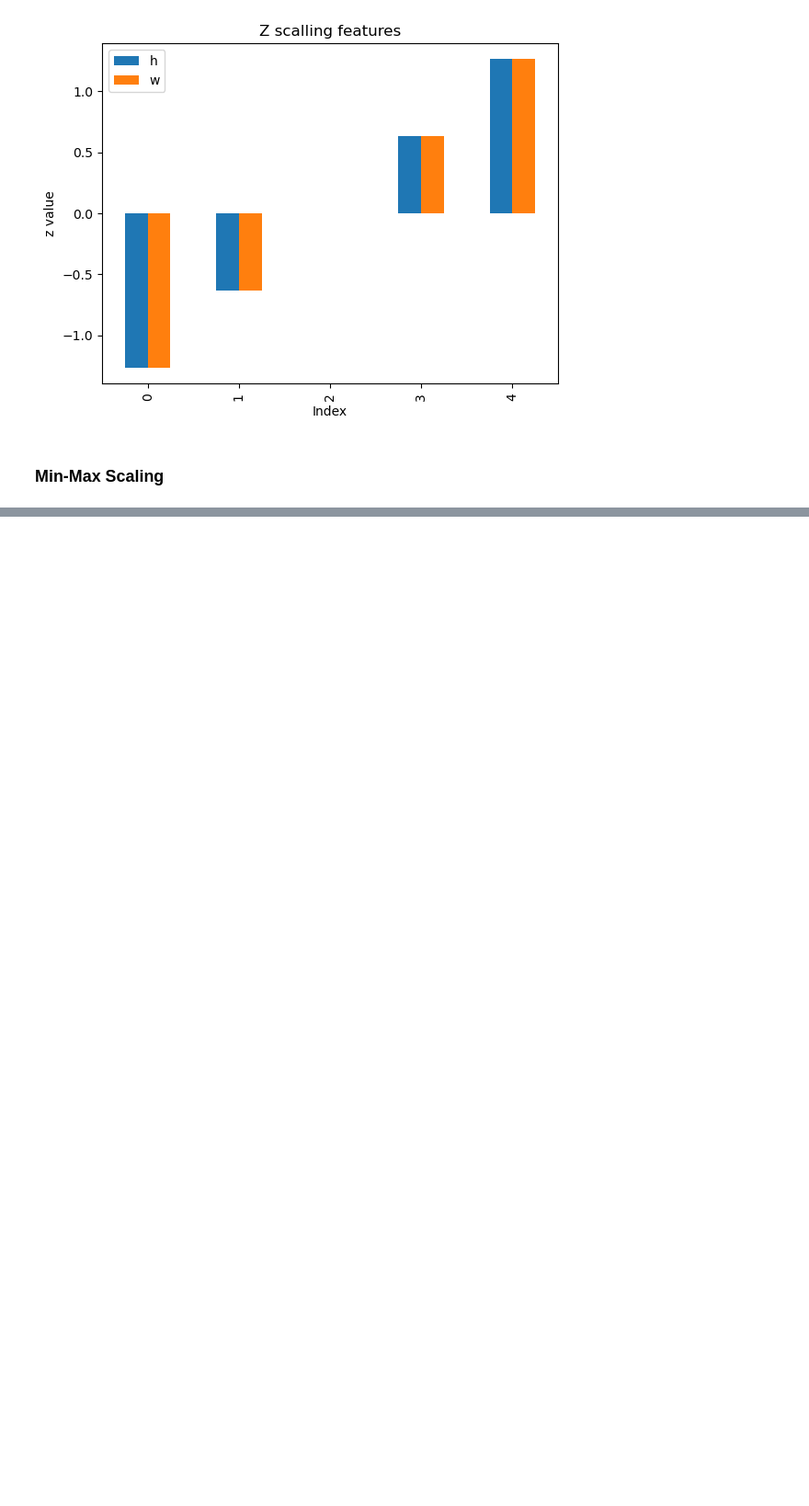
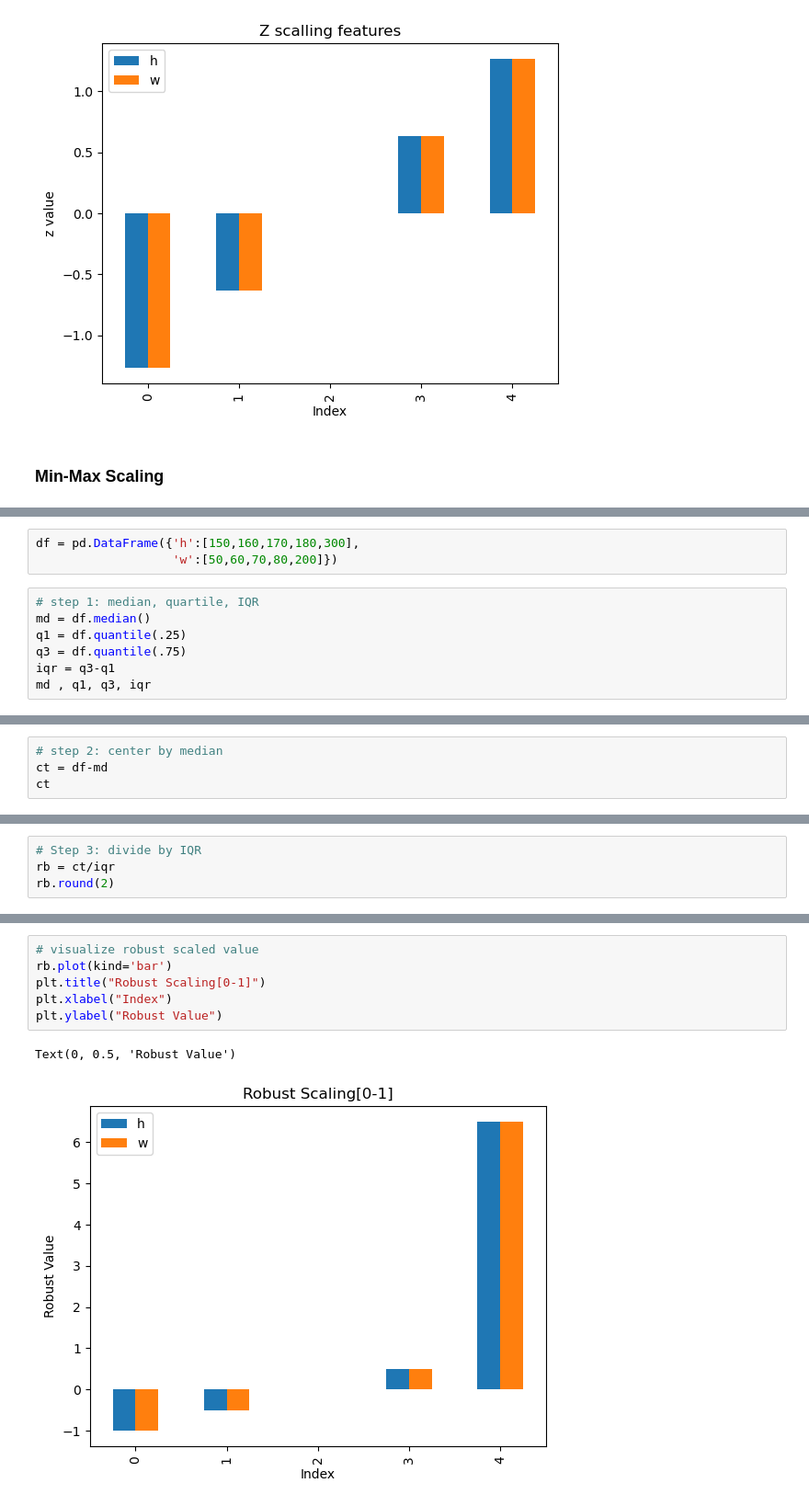
Before and after one commit to Tanvir-Ahmed-67/AI_ML_LEARNING, a Jupyter notebook: Statistics_and_maths_for_AI_ML/Module_3_scaling_encoding_distance.ipynb, the cells around one changed output, grey strips where cells are left out. Shown: that part at 92% size. Saved outputs shown, nothing was run; the diff lists cells and outputs as text; blank space fills up the shorter version.

```diff
--- a/Statistics_and_maths_for_AI_ML/Module_3_scaling_encoding_distance.ipynb
+++ b/Statistics_and_maths_for_AI_ML/Module_3_scaling_encoding_distance.ipynb
@@ -47,0 +97,10 @@ df = pd.DataFrame({'h':[150,160,170,180,190],
+# %%
+df = pd.DataFrame({'h':[150,160,170,180,300],
+                   'w':[50,60,70,80,200]})
+# %%
+# step 1: median, quartile, IQR
+md = df.median()
+q1 = df.quantile(.25)
+q3 = df.quantile(.75)
+iqr = q3-q1
+md , q1, q3, iqr
@@ -47,0 +120,4 @@ df = pd.DataFrame({'h':[150,160,170,180,190],
+# %%
+# step 2: center by median
+ct = df-md
+ct
@@ -47,0 +131,4 @@ df = pd.DataFrame({'h':[150,160,170,180,190],
+# %%
+# Step 3: divide by IQR
+rb = ct/iqr
+rb.round(2)
@@ -47,0 +142,9 @@ df = pd.DataFrame({'h':[150,160,170,180,190],
+# %%
+# visualize robust scaled value
+rb.plot(kind='bar')
+plt.title("Robust Scaling[0-1]")
+plt.xlabel("Index")
+plt.ylabel("Robust Value")
+# %% [output]
+Text(0, 0.5, 'Robust Value')
+[figure, added]
```
Also changed, not shown: parts of 9 cells of this notebook.
